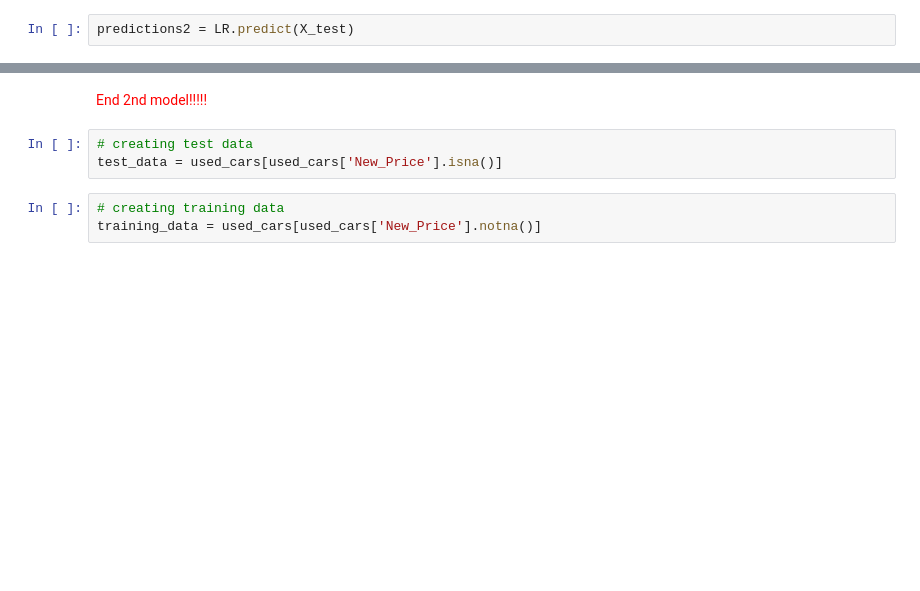
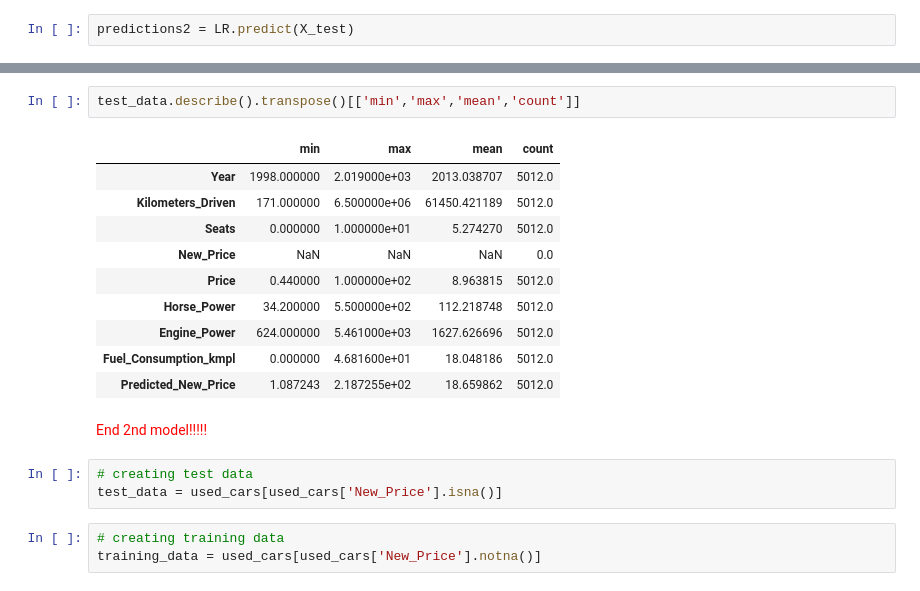
Before and after one commit to RasimBa/Used_Cars_Kaggle, a Jupyter notebook: Used_Cars_Kaggle.ipynb, the cells around one changed output, grey strips where cells are left out. Cells and saved outputs as stored; diff of their text form; blank space fills up the shorter version.

```diff
--- a/Used_Cars_Kaggle.ipynb
+++ b/Used_Cars_Kaggle.ipynb
@@ -359,3 +361,16 @@ array([10.32753837, 66.77774128,  6.9082503 ,  8.13799383,  9.05837688,
+# %%
+test_data.describe().transpose()[['min','max','mean','count']]
+# %% [output]
+|  | min | max | mean | count |
+| Year | 1998.000000 | 2.019000e+03 | 2013.038707 | 5012.0 |
+| Kilometers_Driven | 171.000000 | 6.500000e+06 | 61450.421189 | 5012.0 |
+| Seats | 0.000000 | 1.000000e+01 | 5.274270 | 5012.0 |
+| New_Price | NaN | NaN | NaN | 0.0 |
+| Price | 0.440000 | 1.000000e+02 | 8.963815 | 5012.0 |
+| Horse_Power | 34.200000 | 5.500000e+02 | 112.218748 | 5012.0 |
+| Engine_Power | 624.000000 | 5.461000e+03 | 1627.626696 | 5012.0 |
+| Fuel_Consumption_kmpl | 0.000000 | 4.681600e+01 | 18.048186 | 5012.0 |
+| Predicted_New_Price | 1.087243 | 2.187255e+02 | 18.659862 | 5012.0 |
 # %% [markdown]
 <span style = "color:red"> End 2nd model!!!!!</span>
 # %%
```
Also changed, not shown: parts of 13 cells of this notebook.
